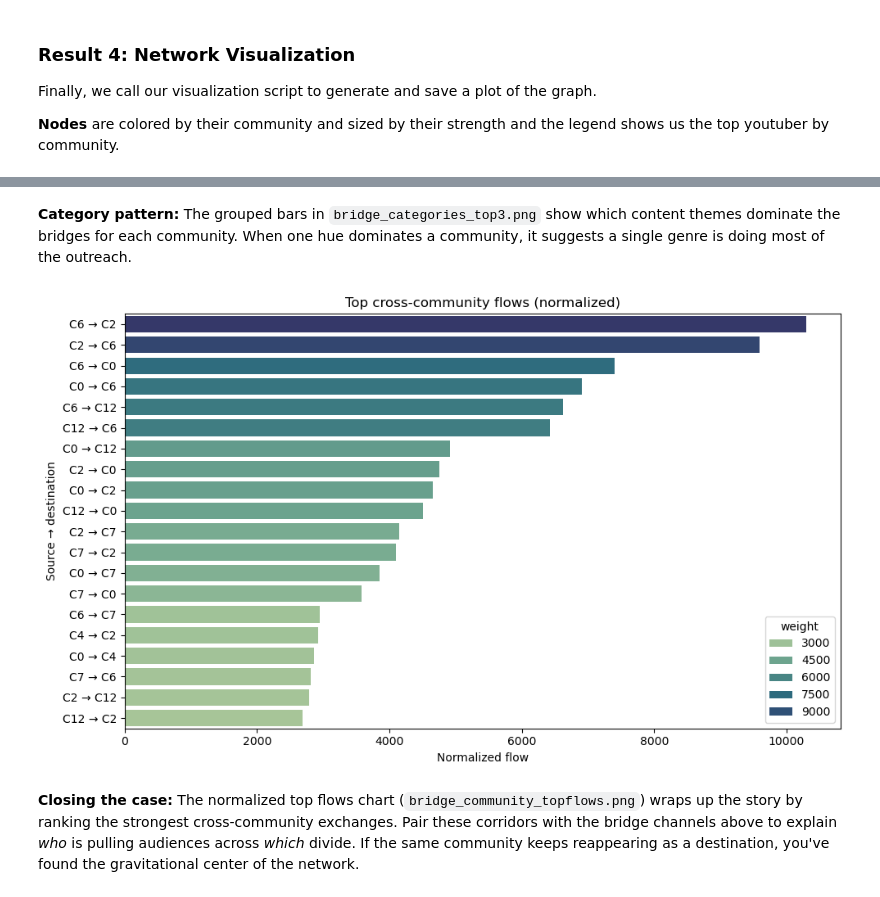
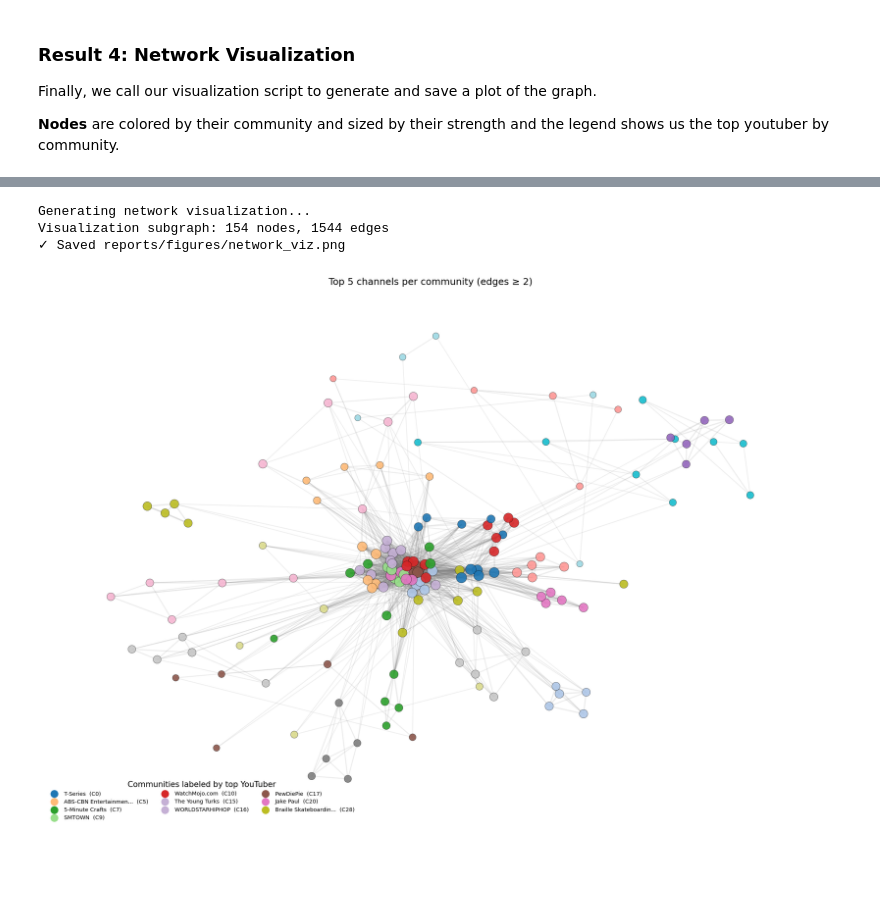
Before and after one commit to epfl-ada/ada-2025-project-zlayjiya, a Jupyter notebook: results.ipynb, the cells around one changed output, grey strips where cells are left out. Saved outputs shown, nothing was run; the diff lists cells and outputs as text; code cells hidden in the pictures; blank space fills up the shorter version.

```diff
--- a/results.ipynb
+++ b/results.ipynb
@@ -157,7 +156,7 @@ edges_normalized = model_analyzer.normalize_edges(
     edges_filtered,
     channels_indexed,
     commenter_counts,
-    alpha=NORM_ALPHA,
+    alpha=0.3,
     beta=NORM_BETA,
     use_engagement=USE_ENGAGEMENT_METRIC
 )
@@ -211,3 +213,9 @@ Top 10 Largest Communities:
+# %%
+filtered = []
+for i in range(len(communities)):
+    if len(communities[i])>3:
+        filtered.append(communities[i])
+communities = filtered
 # %% [markdown]
 ### Result 2: Top 10 Most Influential Channels
 
@@ -682,28 +271,0 @@ Bridge categories per community:
-# %%
-
-# Interactive bar: inspect top bridge channels per community
-communities = sorted(top_channels["community"].unique())
-palette = sns.color_palette("tab20", len(communities))
-comm_color = {c: palette[i % len(palette)] for i, c in enumerate(communities)}
-
-@interact(comm=widgets.Dropdown(options=communities, description="Community"))
-def plot_top_channels_by_comm(comm):
-    # Sort by cross strength to surface the biggest movers first
-    data = top_channels[top_channels["community"] == comm].sort_values("cross_strength", ascending=False)
-    if data.empty:
-        print("No bridge channels for this community.")
-        return
-    plt.figure(figsize=(9, max(4, 0.4 * len(data))))
-    sns.barplot(
-        data=data,
-        y="name",
-        x="cross_strength",
-        color=comm_color.get(comm, "#1f77b4")
-    )
-    for i, row in data.reset_index().iterrows():
-        plt.text(row["cross_strength"] * 1.01, i, f"share {row['cross_share']:.2f}", va="center", fontsize=7)
-    plt.xlabel("Cross strength (raw weight)")
-    plt.ylabel("Channel")
-    plt.title(f"Top bridge channels — community {comm}")
-    plt.tight_layout()
-    plt.show()
@@ -740,28 +272,14 @@ plt.show()
-# %% [markdown]
-**Category pattern:** The grouped bars in `bridge_categories_top3.png` show which content themes dominate the bridges for each community. When one hue dominates a community, it suggests a single genre is doing most of the outreach.
-# %%
-
-# Alternative view: rank the strongest normalized cross-community flows
-flow_long = flow_norm.stack().reset_index()
-flow_long.columns = ["community_src", "community_dst", "weight"]
-flow_long = flow_long[flow_long["community_src"] != flow_long["community_dst"]]
-flow_long = flow_long[flow_long["weight"] > 0]
-top_flows = flow_long.sort_values("weight", ascending=False).head(20)
-plt.figure(figsize=(10, 6))
-sns.barplot(
-    data=top_flows,
-    y=top_flows.apply(lambda r: f"C{int(r.community_src)} → C{int(r.community_dst)}", axis=1),
-    x="weight",
-    hue="weight",
-    palette="crest"
-)
-plt.xlabel("Normalized flow")
-plt.ylabel("Source → destination")
-plt.title("Top cross-community flows (normalized)")
-plt.tight_layout()
-plt.savefig("reports/figures/bridge_community_topflows.png", dpi=150, bbox_inches="tight")
-plt.show()
-# %% [output]
-[figure, removed]
-# %% [markdown]
-**Closing the case:** The normalized top flows chart (`bridge_community_topflows.png`) wraps up the story by ranking the strongest cross-community exchanges. Pair these corridors with the bridge channels above to explain *who* is pulling audiences across *which* divide. If the same community keeps reappearing as a destination, you've found the gravitational center of the network.
+# %%
+model_analyzer.visualize_network(
+    LCC,
+    communities,
+    node_df,
+    n_per_comm=5,
+    min_comm_nodes=500,
+    viz_out_path=VIZ_OUT_PATH,
+)
+# %% [output]
+Generating network visualization...
+Visualization subgraph: 154 nodes, 1544 edges
+✓ Saved reports/figures/network_viz.png
+[figure, added]
```
Also changed, not shown: parts of 47 cells of this notebook, 11 other files.
